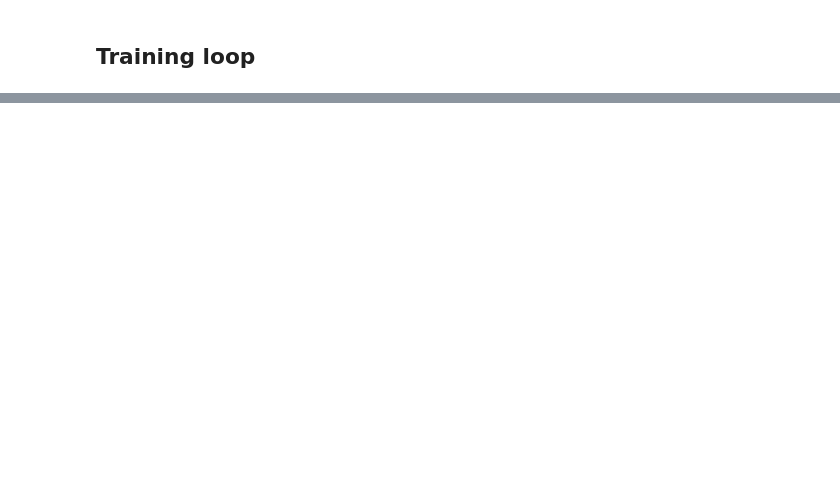
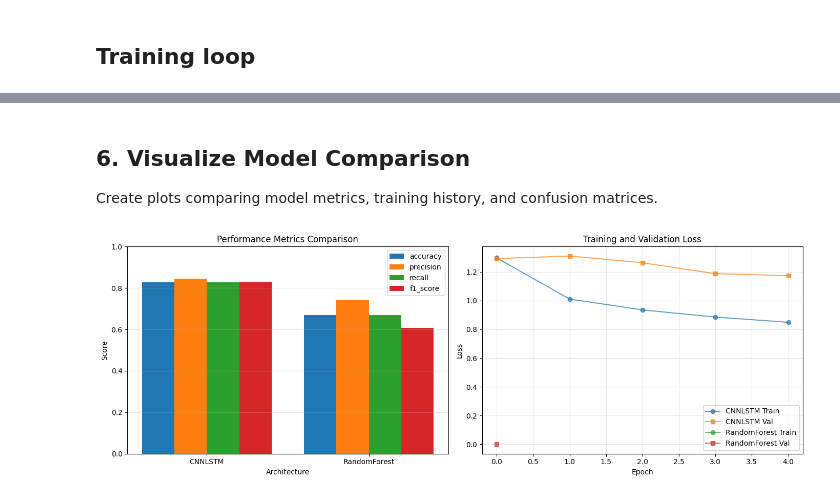
Before and after one commit to HarijsTekutis/Exercise-recognition-, a Jupyter notebook: main.ipynb, the cells around one changed output, grey strips where cells are left out. Saved outputs shown, nothing was run; the diff lists cells and outputs as text; code cells hidden in the pictures; blank space fills up the shorter version.

```diff
--- a/main.ipynb
+++ b/main.ipynb
@@ -91,18 +114,2 @@ Device: cuda | train windows: 7882 | test windows: 2327
 # %% [markdown]
 ## Training loop
-# %%
-history = train_model(
-    model=model,
-    train_loader=train_loader,
-    test_loader=test_loader,
-    criterion=criterion,
-    optimizer=optimizer,
-    scheduler=scheduler,
-    device=device,
-    num_epochs=num_epochs,
-    clip_grad_norm=clip_grad_norm,
-    patience=7,
-    best_model_path="best_model.pt",
-)
-
-print("Training finished. Best model saved to best_model.pt")
@@ -148,0 +237,47 @@ weighted avg       0.67      0.62      0.62      2327
+# %% [markdown]
+## 6. Visualize Model Comparison
+Create plots comparing model metrics, training history, and confusion matrices.
+# %%
+# Create comparison visualizations
+fig, axes = plt.subplots(1, 2, figsize=(14, 5))
+
+# 1. Metrics Comparison
+metrics_names = ["accuracy", "precision", "recall", "f1_score"]
+architectures = list(comparison.results.keys())
+
+metrics_data = {
+    metric: [comparison.results[arch]["metrics"][metric] for arch in architectures]
+    for metric in metrics_names
+}
+
+x = np.arange(len(architectures))
+width = 0.2
+
+for i, metric in enumerate(metrics_names):
+    axes[0].bar(x + i * width, metrics_data[metric], width, label=metric)
+
+axes[0].set_xlabel("Architecture")
+axes[0].set_ylabel("Score")
+axes[0].set_title("Performance Metrics Comparison")
+axes[0].set_xticks(x + width * 1.5)
+axes[0].set_xticklabels(architectures)
+axes[0].legend()
+axes[0].set_ylim([0, 1])
+axes[0].grid(axis="y", alpha=0.3)
+
+# 2. Training Loss History
+for arch in architectures:
+    history = comparison.results[arch]["history"]
+    axes[1].plot(history["train_losses"], label=f"{arch} Train", marker="o", alpha=0.7)
+    axes[1].plot(history["val_losses"], label=f"{arch} Val", marker="s", alpha=0.7)
+
+axes[1].set_xlabel("Epoch")
+axes[1].set_ylabel("Loss")
+axes[1].set_title("Training and Validation Loss")
+axes[1].legend()
+axes[1].grid(alpha=0.3)
+
+plt.tight_layout()
+plt.show()
+# %% [output]
+[figure, added]
```
Also changed, not shown: parts of 25 cells of this notebook, 16 other files.
